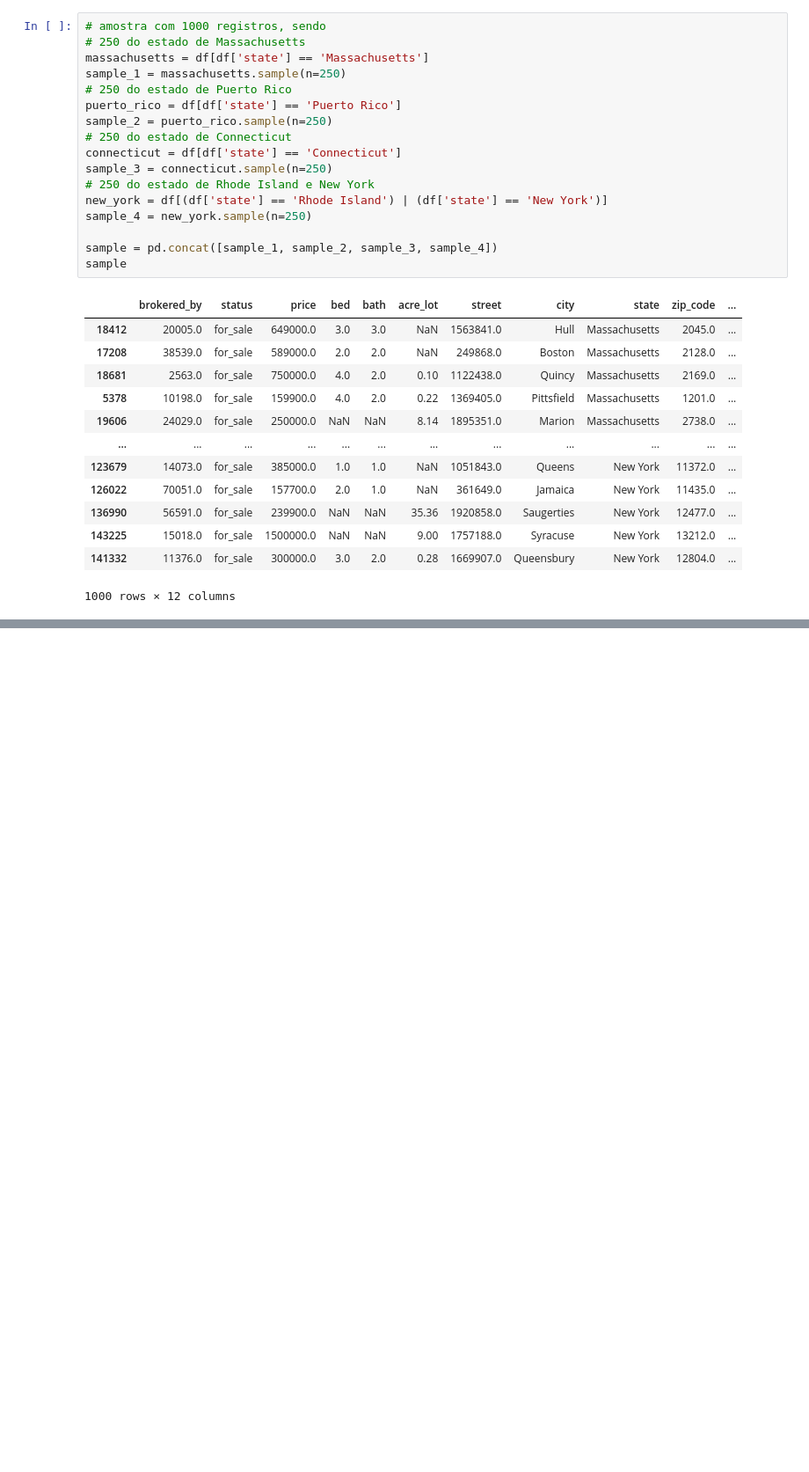
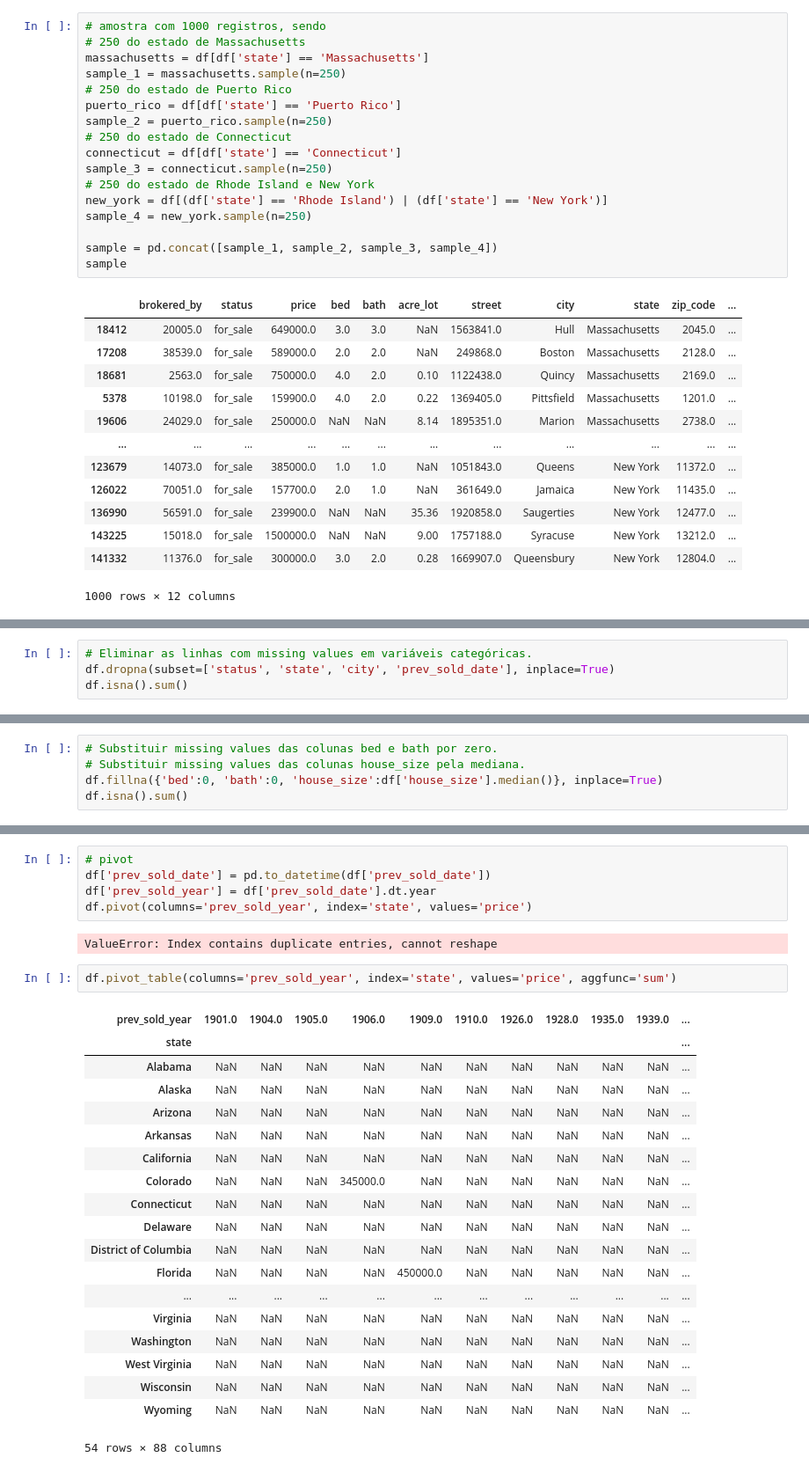
Before and after one commit to ramonbezerra/coderhouse-python-data, a Jupyter notebook: Kaggle Samples.ipynb, the cells around one changed output, grey strips where cells are left out. Shown: that part at 88% size. Drawn from its saved outputs; the diff is of its cells as text; blank space fills up the shorter version.

```diff
--- a/Kaggle Samples.ipynb
+++ b/Kaggle Samples.ipynb
@@ -88,0 +105,4 @@ sample
+# %%
+# Eliminar as linhas com missing values em variáveis categóricas.
+df.dropna(subset=['status', 'state', 'city', 'prev_sold_date'], inplace=True)
+df.isna().sum()
@@ -88,0 +124,5 @@ sample
+# %%
+# Substituir missing values das colunas bed e bath por zero.
+# Substituir missing values das colunas house_size pela mediana.
+df.fillna({'bed':0, 'bath':0, 'house_size':df['house_size'].median()}, inplace=True)
+df.isna().sum()
@@ -88,0 +143,29 @@ sample
+# %%
+# pivot
+df['prev_sold_date'] = pd.to_datetime(df['prev_sold_date'])
+df['prev_sold_year'] = df['prev_sold_date'].dt.year
+df.pivot(columns='prev_sold_year', index='state', values='price')
+# %% [output]
+ValueError: Index contains duplicate entries, cannot reshape
+# %%
+df.pivot_table(columns='prev_sold_year', index='state', values='price', aggfunc='sum')
+# %% [output]
+| prev_sold_year | 1901.0 | 1904.0 | 1905.0 | 1906.0 | 1909.0 | 1910.0 | 1926.0 | 1928.0 | 1935.0 | 1939.0 | ... |
+| state |  |  |  |  |  |  |  |  |  |  | ... |
+| Alabama | NaN | NaN | NaN | NaN | NaN | NaN | NaN | NaN | NaN | NaN | ... |
+| Alaska | NaN | NaN | NaN | NaN | NaN | NaN | NaN | NaN | NaN | NaN | ... |
+| Arizona | NaN | NaN | NaN | NaN | NaN | NaN | NaN | NaN | NaN | NaN | ... |
+| Arkansas | NaN | NaN | NaN | NaN | NaN | NaN | NaN | NaN | NaN | NaN | ... |
+| California | NaN | NaN | NaN | NaN | NaN | NaN | NaN | NaN | NaN | NaN | ... |
+| Colorado | NaN | NaN | NaN | 345000.0 | NaN | NaN | NaN | NaN | NaN | NaN | ... |
+| Connecticut | NaN | NaN | NaN | NaN | NaN | NaN | NaN | NaN | NaN | NaN | ... |
+| Delaware | NaN | NaN | NaN | NaN | NaN | NaN | NaN | NaN | NaN | NaN | ... |
+| District of Columbia | NaN | NaN | NaN | NaN | NaN | NaN | NaN | NaN | NaN | NaN | ... |
+| Florida | NaN | NaN | NaN | NaN | 450000.0 | NaN | NaN | NaN | NaN | NaN | ... |
+| ... | ... | ... | ... | ... | ... | ... | ... | ... | ... | ... | ... |
+| Virginia | NaN | NaN | NaN | NaN | NaN | NaN | NaN | NaN | NaN | NaN | ... |
+| Washington | NaN | NaN | NaN | NaN | NaN | NaN | NaN | NaN | NaN | NaN | ... |
+| West Virginia | NaN | NaN | NaN | NaN | NaN | NaN | NaN | NaN | NaN | NaN | ... |
+| Wisconsin | NaN | NaN | NaN | NaN | NaN | NaN | NaN | NaN | NaN | NaN | ... |
+| Wyoming | NaN | NaN | NaN | NaN | NaN | NaN | NaN | NaN | NaN | NaN | ... |
+54 rows × 88 columns
```
Also changed, not shown: parts of 3 cells of this notebook, 1 other file.
